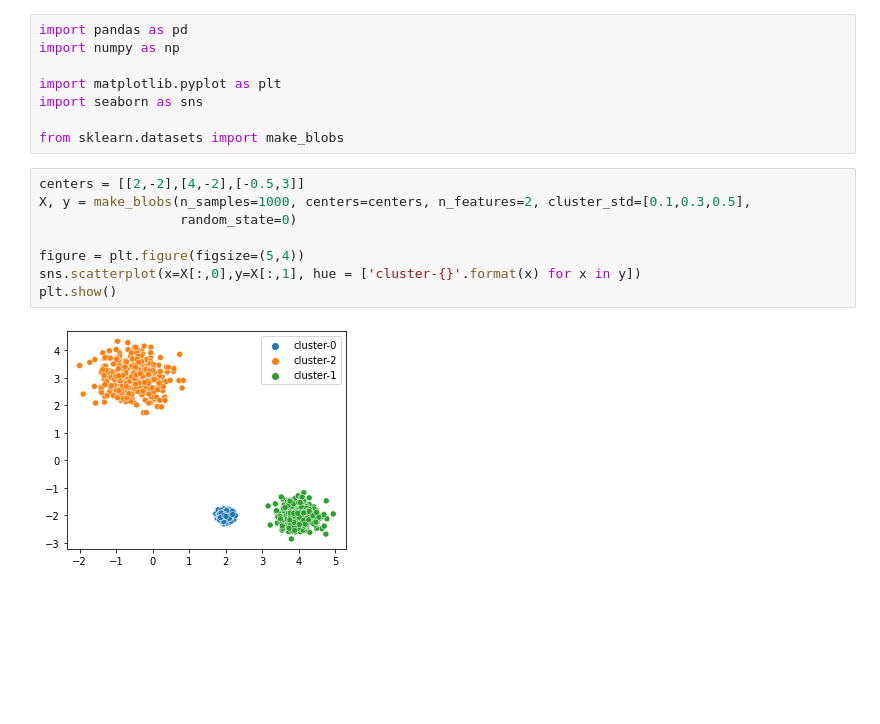
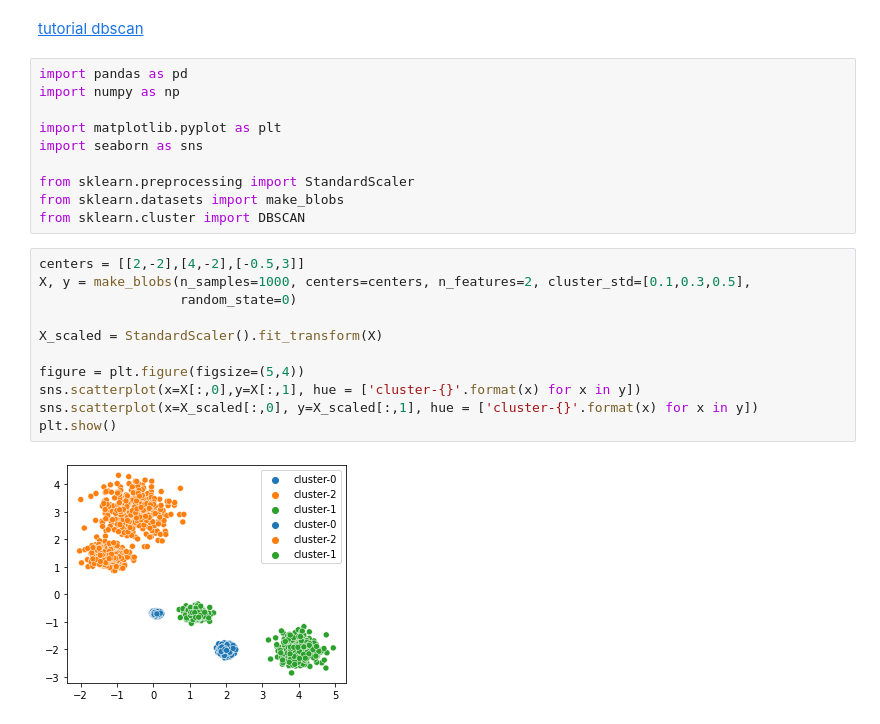
Before and after one commit to juanosalvador/T-cnicas-de-Clustering, a Jupyter notebook: DBSCAN_MAKE_BLOBS.ipynb, the cells around one changed output. Drawn from its saved outputs; the diff is of its cells as text; blank space fills up the shorter version.

```diff
--- a/DBSCAN_MAKE_BLOBS.ipynb
+++ b/DBSCAN_MAKE_BLOBS.ipynb
@@ -1,5 +1,8 @@
 # %% [markdown]
 <a href="https://colab.research.google.com/github/juanosalvador/T-cnicas-de-Clustering/blob/main/DBSCAN_MAKE_BLOBS.ipynb" target="_parent"><img src="https://colab.research.google.com/assets/colab-badge.svg" alt="Open In Colab"/></a>
+# %% [markdown]
+
+[tutorial dbscan](https://towardsdatascience.com/how-to-use-dbscan-effectively-ed212c02e62)
 # %%
 import pandas as pd
 import numpy as np
@@ -7,14 +10,19 @@ import numpy as np
 import matplotlib.pyplot as plt
 import seaborn as sns
 
+from sklearn.preprocessing import StandardScaler
 from sklearn.datasets import make_blobs
+from sklearn.cluster import DBSCAN
 # %%
 centers = [[2,-2],[4,-2],[-0.5,3]]
 X, y = make_blobs(n_samples=1000, centers=centers, n_features=2, cluster_std=[0.1,0.3,0.5],
                   random_state=0)
 
+X_scaled = StandardScaler().fit_transform(X)
+
 figure = plt.figure(figsize=(5,4))
 sns.scatterplot(x=X[:,0],y=X[:,1], hue = ['cluster-{}'.format(x) for x in y])
+sns.scatterplot(x=X_scaled[:,0], y=X_scaled[:,1], hue = ['cluster-{}'.format(x) for x in y])
 plt.show()
 # %% [output]
-[figure, old version]
+[figure, new version]
```
Also changed, not shown: parts of 20 cells of this notebook.
